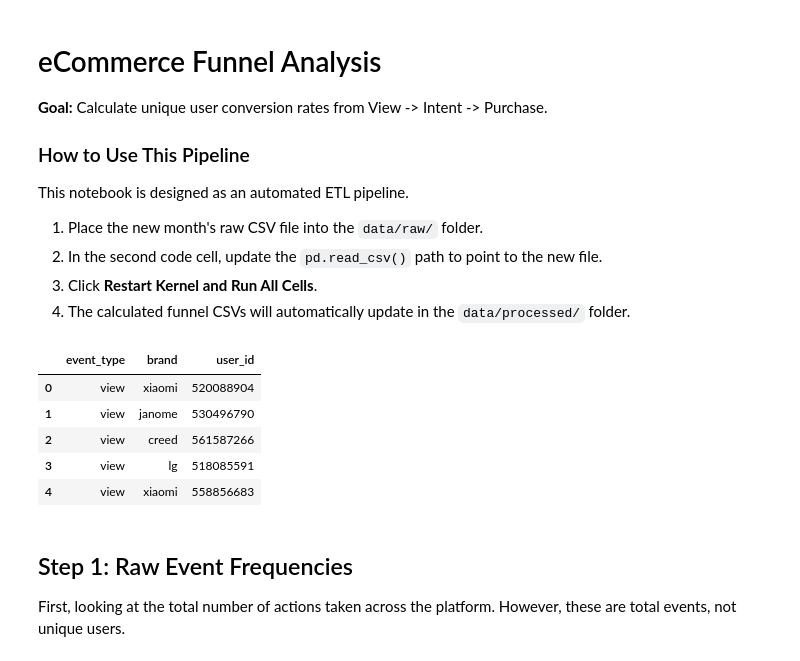
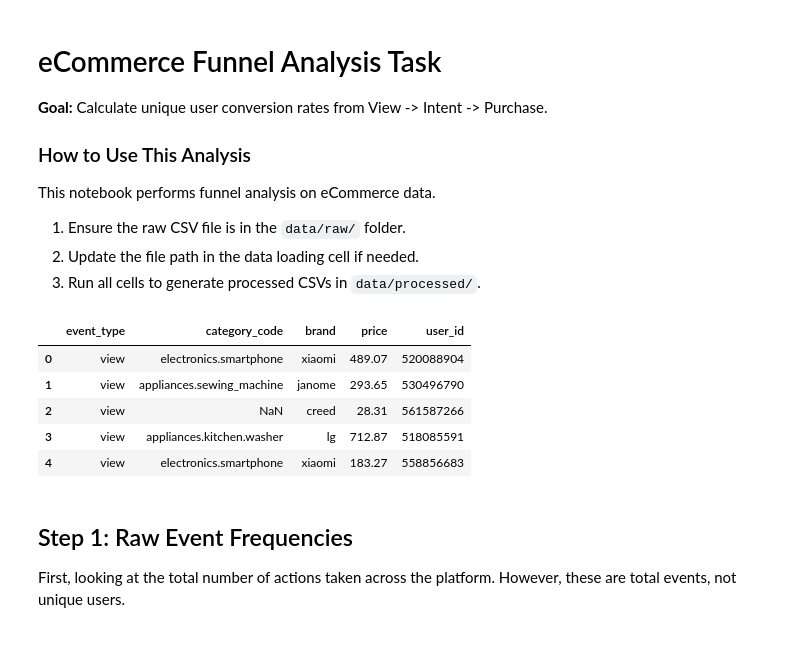
Before and after one commit to dSAFAN/FUTURE_DS_03, a Jupyter notebook: notebooks/01_funnel_eda.ipynb, the cells around one changed output. Drawn from its saved outputs; the diff is of its cells as text; code cells hidden in the pictures.

Commit message:
Remodelled the markdown and code for multiple analytical tasks

```diff
--- a/notebooks/01_funnel_eda.ipynb
+++ b/notebooks/01_funnel_eda.ipynb
@@ -1,12 +1,11 @@
 # %% [markdown]
-# eCommerce Funnel Analysis
+# eCommerce Funnel Analysis Task
 **Goal:** Calculate unique user conversion rates from View -> Intent -> Purchase.
 
-### How to Use This Pipeline
-This notebook is designed as an automated ETL pipeline.
-1. Place the new month's raw CSV file into the `data/raw/` folder.
-2. In the second code cell, update the `pd.read_csv()` path to point to the new file.
-3. Click **Restart Kernel and Run All Cells**.
-4. The calculated funnel CSVs will automatically update in the `data/processed/` folder.
+### How to Use This Analysis
+This notebook performs funnel analysis on eCommerce data.
+1. Ensure the raw CSV file is in the `data/raw/` folder.
+2. Update the file path in the data loading cell if needed.
+3. Run all cells to generate processed CSVs in `data/processed/`.
 # %%
 import pandas as pd
@@ -20,28 +14,29 @@ pd.set_option('display.max_columns', None)
 # %%
 #Defining only the columns we actually need for the funnel
-needed_columns = ['event_type', 'user_id', 'brand']
+needed_columns = ['event_type', 'user_id', 'brand', 'category_code', 'price']
 
 # 2.optimize the text columns into memory-saving categories
 optimized_types = {
     'event_type': 'category',
-    'brand': 'category'
+    'brand': 'category',
+    'category_code': 'category'
 }
 
 # 3. Load the data using our optimizations
 df = pd.read_csv(
     "../data/raw/2019-Nov.csv",
-    usecols=needed_columns,
-    dtype=optimized_types
+    usecols = needed_columns,
+    dtype = optimized_types
 )
 
 df.head()
 # %% [output]
-|  | event_type | brand | user_id |
-| 0 | view | xiaomi | 520088904 |
-| 1 | view | janome | 530496790 |
-| 2 | view | creed | 561587266 |
-| 3 | view | lg | 518085591 |
-| 4 | view | xiaomi | 558856683 |
+|  | event_type | category_code | brand | price | user_id |
+| 0 | view | electronics.smartphone | xiaomi | 489.07 | 520088904 |
+| 1 | view | appliances.sewing_machine | janome | 293.65 | 530496790 |
+| 2 | view | NaN | creed | 28.31 | 561587266 |
+| 3 | view | appliances.kitchen.washer | lg | 712.87 | 518085591 |
+| 4 | view | electronics.smartphone | xiaomi | 183.27 | 558856683 |
 # %% [markdown]
 ## Step 1: Raw Event Frequencies
 First, looking at the total number of actions taken across the platform. However, these are total events, not unique users.
```
Also changed, not shown: parts of 21 cells of this notebook.
